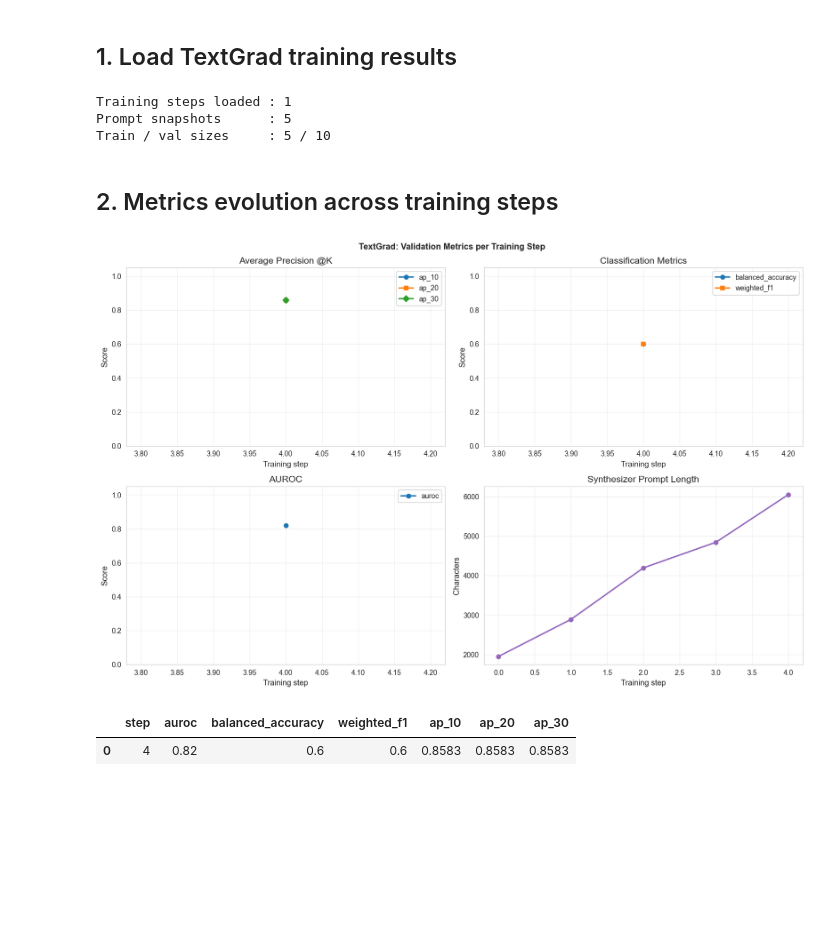
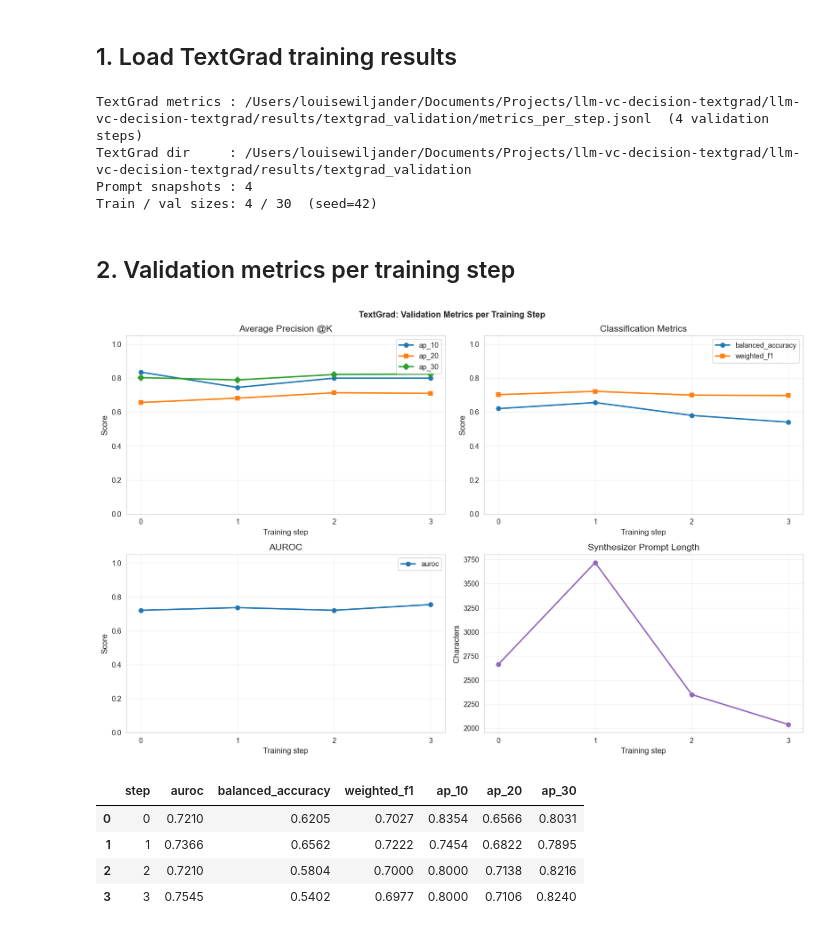
Before and after one commit to louisewiljander/llm-vc-decision-textgrad, a Jupyter notebook: notebooks/textgrad_visualization.ipynb, the cells around one changed output. Cells and saved outputs as stored; diff of their text form; code cells hidden in the pictures; blank space fills up the shorter version.

```diff
--- a/notebooks/textgrad_visualization.ipynb
+++ b/notebooks/textgrad_visualization.ipynb
@@ -35,13 +58,16 @@ Ablation results : /Users/louisewiljander/Documents/Projects/llm-vc-decision-tex
 # %%
 def load_metrics():
     path = TG_DIR / "metrics_per_step.jsonl"
+    if not path.exists():
+        return []
     rows = []
-    if path.exists():
-        for line in path.read_text().splitlines():
-            if line.strip():
-                rec = json.loads(line)
-                flat = {**rec, **rec.pop('val_metrics', {})}
+    for line in path.read_text().splitlines():
+        if line.strip():
+            rec = json.loads(line)
+            if 'val_metrics' in rec:  # skip per-step training records; keep validation records only
+                flat = {**rec, **rec.pop('val_metrics')}
                 rows.append(flat)
+    print(f"TextGrad metrics : {path}  ({len(rows)} validation steps)")
     return rows
 
 def load_prompts():
@@ -69,52 +95,62 @@ metrics_data = load_metrics()
 prompts      = load_prompts()
 final        = load_final()
 
-print(f"Training steps loaded : {len(metrics_data)}")
-print(f"Prompt snapshots      : {len(prompts)}")
+print(f"TextGrad dir     : {TG_DIR}")
+print(f"Prompt snapshots : {len(prompts)}")
 if 'splits' in final:
     s = final['splits']
-    print(f"Train / val sizes     : {s.get('n_train')} / {s.get('n_val')}")
+    print(f"Train / val sizes: {s.get('n_train')} / {s.get('n_val')}  (seed={s.get('seed')})")
 # %% [output]
-Training steps loaded : 1
-Prompt snapshots      : 5
-Train / val sizes     : 5 / 10
+TextGrad metrics : /Users/louisewiljander/Documents/Projects/llm-vc-decision-textgrad/llm-vc-decision-textgrad/results/textgrad_validation/metrics_per_step.jsonl  (4 validation steps)
+TextGrad dir     : /Users/louisewiljander/Documents/Projects/llm-vc-decision-textgrad/llm-vc-decision-textgrad/results/textgrad_validation
+Prompt snapshots : 4
+Train / val sizes: 4 / 30  (seed=42)
 # %% [markdown]
-## 2. Metrics evolution across training steps
+## 2. Validation metrics per training step
 # %%
 if metrics_data:
     df = pd.DataFrame(metrics_data)
+    steps = df['step'].tolist() if 'step' in df.columns else list(df.index)
+
     fig, axes = plt.subplots(2, 2, figsize=(14, 9))
     fig.suptitle("TextGrad: Validation Metrics per Training Step", fontweight='bold')
 
-    def plot(ax, cols, title, ylabel='Score'):
+    def plot(ax, cols, title):
         for col, marker in zip(cols, 'osDv'):
             if col in df.columns:
-                ax.plot(df['step'] if 'step' in df.columns else df.index,
-                        df[col], marker=marker, label=col, linewidth=2)
-        ax.set_xlabel('Training step'); ax.set_ylabel(ylabel)
-        ax.set_title(title); ax.legend(); ax.set_ylim(0, 1.05); ax.grid(alpha=0.3)
+                ax.plot(steps, df[col], marker=marker, linewidth=2, label=col)
+        ax.set_xlabel('Training step')
+        ax.set_ylabel('Score')
+        ax.set_title(title)
+        ax.set_xticks(steps)
+        ax.set_ylim(0, 1.05)
+        ax.legend()
+        ax.grid(alpha=0.3)
 
-    plot(axes[0,0], ['ap_10','ap_20','ap_30'],       'Average Precision @K')
-    plot(axes[0,1], ['balanced_accuracy','weighted_f1'], 'Classification Metrics')
-    plot(axes[1,0], ['auroc'],                        'AUROC')
+    plot(axes[0, 0], ['ap_10', 'ap_20', 'ap_30'],          'Average Precision @K')
+    plot(axes[0, 1], ['balanced_accuracy', 'weighted_f1'],  'Classification Metrics')
+    plot(axes[1, 0], ['auroc'],                             'AUROC')
 
-    # Prompt length over steps
     if prompts:
-        steps  = sorted(prompts.keys())
-        lengths= [len(prompts[s]) for s in steps]
-        axes[1,1].plot(steps, lengths, marker='o', color='tab:purple', linewidth=2)
-        axes[1,1].set_xlabel('Training step')
-        axes[1,1].set_ylabel('Characters')
-        axes[1,1].set_title('Synthesizer Prompt Length')
-        axes[1,1].grid(alpha=0.3)
+        psteps  = sorted(prompts.keys())
+        lengths = [len(prompts[s]) for s in psteps]
+        axes[1, 1].plot(psteps, lengths, 'o-', color='tab:purple', linewidth=2)
+        axes[1, 1].set_xlabel('Training step')
+        axes[1, 1].set_ylabel('Characters')
+        axes[1, 1].set_title('Synthesizer Prompt Length')
+        axes[1, 1].set_xticks(psteps)
+        axes[1, 1].grid(alpha=0.3)
 
-    plt.tight_layout(); plt.show()
+    plt.tight_layout()
+    plt.show()
 
-    # Summary table
-    display(df[['step','auroc','balanced_accuracy','weighted_f1','ap_10','ap_20','ap_30']].round(4))
+    display(df[['step', 'auroc', 'balanced_accuracy', 'weighted_f1', 'ap_10', 'ap_20', 'ap_30']].round(4))
 else:
     print("⚠️  No metrics found. Run: python experiments/run_textgrad.py --n_train 5 --n_val 5")
 # %% [output]
-[figure, old version]
+[figure, new version]
 |  | step | auroc | balanced_accuracy | weighted_f1 | ap_10 | ap_20 | ap_30 |
-| 0 | 4 | 0.82 | 0.6 | 0.6 | 0.8583 | 0.8583 | 0.8583 |
+| 0 | 0 | 0.7210 | 0.6205 | 0.7027 | 0.8354 | 0.6566 | 0.8031 |
+| 1 | 1 | 0.7366 | 0.6562 | 0.7222 | 0.7454 | 0.6822 | 0.7895 |
+| 2 | 2 | 0.7210 | 0.5804 | 0.7000 | 0.8000 | 0.7138 | 0.8216 |
+| 3 | 3 | 0.7545 | 0.5402 | 0.6977 | 0.8000 | 0.7106 | 0.8240 |
```
Also changed, not shown: parts of 20 cells of this notebook.
